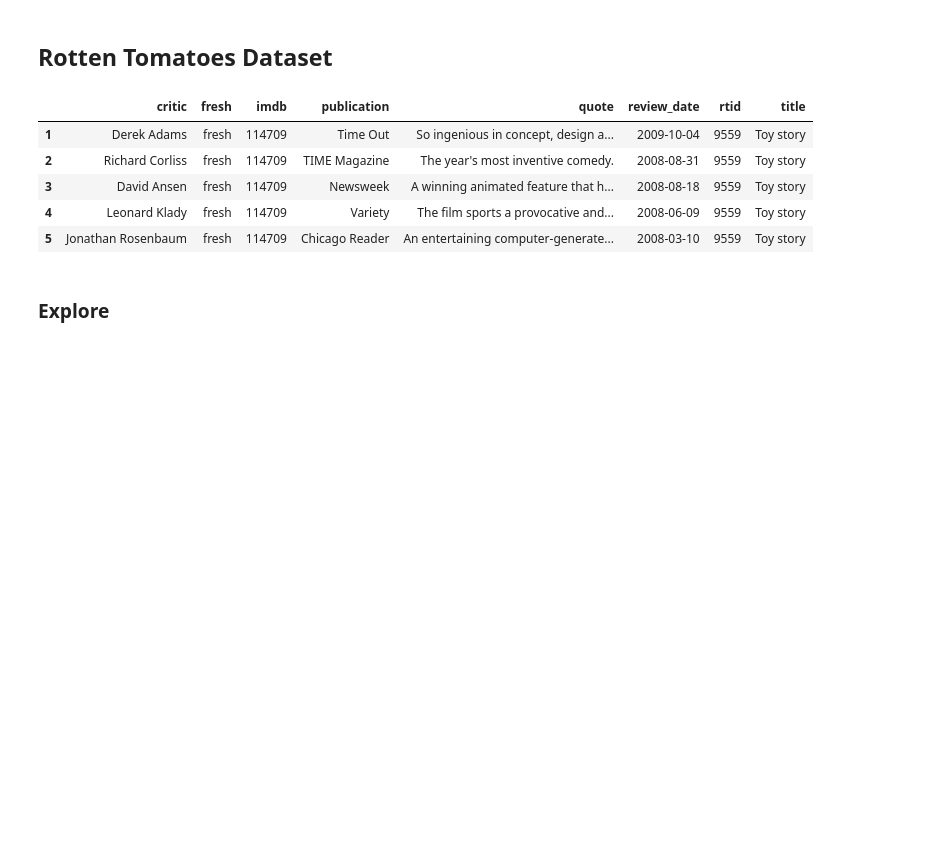
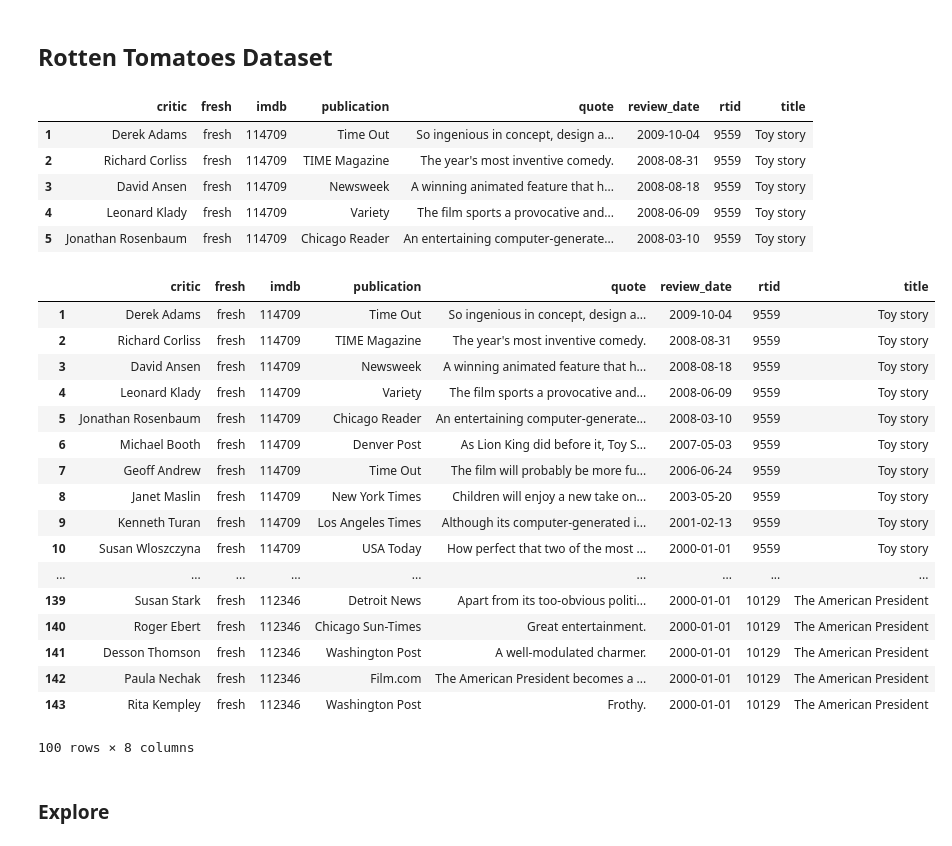
Before and after one commit to augustineM/mini_projects, a Jupyter notebook: Naive_Bayes/Mini_Project_Naive_Bayes.ipynb, the cells around one changed output. Saved outputs shown, nothing was run; the diff lists cells and outputs as text; code cells hidden in the pictures; blank space fills up the shorter version.

```diff
--- a/Naive_Bayes/Mini_Project_Naive_Bayes.ipynb
+++ b/Naive_Bayes/Mini_Project_Naive_Bayes.ipynb
@@ -46,6 +46,27 @@ critics.head()
 | 3 | David Ansen | fresh | 114709 | Newsweek | A winning animated feature that h... | 2008-08-18 | 9559 | Toy story |
 | 4 | Leonard Klady | fresh | 114709 | Variety | The film sports a provocative and... | 2008-06-09 | 9559 | Toy story |
 | 5 | Jonathan Rosenbaum | fresh | 114709 | Chicago Reader | An entertaining computer-generate... | 2008-03-10 | 9559 | Toy story |
+# %%
+critics.head(100)
+# %% [output]
+|  | critic | fresh | imdb | publication | quote | review_date | rtid | title |
+| 1 | Derek Adams | fresh | 114709 | Time Out | So ingenious in concept, design a... | 2009-10-04 | 9559 | Toy story |
+| 2 | Richard Corliss | fresh | 114709 | TIME Magazine | The year's most inventive comedy. | 2008-08-31 | 9559 | Toy story |
+| 3 | David Ansen | fresh | 114709 | Newsweek | A winning animated feature that h... | 2008-08-18 | 9559 | Toy story |
+| 4 | Leonard Klady | fresh | 114709 | Variety | The film sports a provocative and... | 2008-06-09 | 9559 | Toy story |
+| 5 | Jonathan Rosenbaum | fresh | 114709 | Chicago Reader | An entertaining computer-generate... | 2008-03-10 | 9559 | Toy story |
+| 6 | Michael Booth | fresh | 114709 | Denver Post | As Lion King did before it, Toy S... | 2007-05-03 | 9559 | Toy story |
+| 7 | Geoff Andrew | fresh | 114709 | Time Out | The film will probably be more fu... | 2006-06-24 | 9559 | Toy story |
+| 8 | Janet Maslin | fresh | 114709 | New York Times | Children will enjoy a new take on... | 2003-05-20 | 9559 | Toy story |
+| 9 | Kenneth Turan | fresh | 114709 | Los Angeles Times | Although its computer-generated i... | 2001-02-13 | 9559 | Toy story |
+| 10 | Susan Wloszczyna | fresh | 114709 | USA Today | How perfect that two of the most ... | 2000-01-01 | 9559 | Toy story |
+| ... | ... | ... | ... | ... | ... | ... | ... | ... |
+| 139 | Susan Stark | fresh | 112346 | Detroit News | Apart from its too-obvious politi... | 2000-01-01 | 10129 | The American President |
+| 140 | Roger Ebert | fresh | 112346 | Chicago Sun-Times | Great entertainment. | 2000-01-01 | 10129 | The American President |
+| 141 | Desson Thomson | fresh | 112346 | Washington Post | A well-modulated charmer. | 2000-01-01 | 10129 | The American President |
+| 142 | Paula Nechak | fresh | 112346 | Film.com | The American President becomes a ... | 2000-01-01 | 10129 | The American President |
+| 143 | Rita Kempley | fresh | 112346 | Washington Post | Frothy. | 2000-01-01 | 10129 | The American President |
+100 rows × 8 columns
 # %% [markdown]
 ### Explore
 # %%
```
Also changed, not shown: parts of 36 cells of this notebook.
